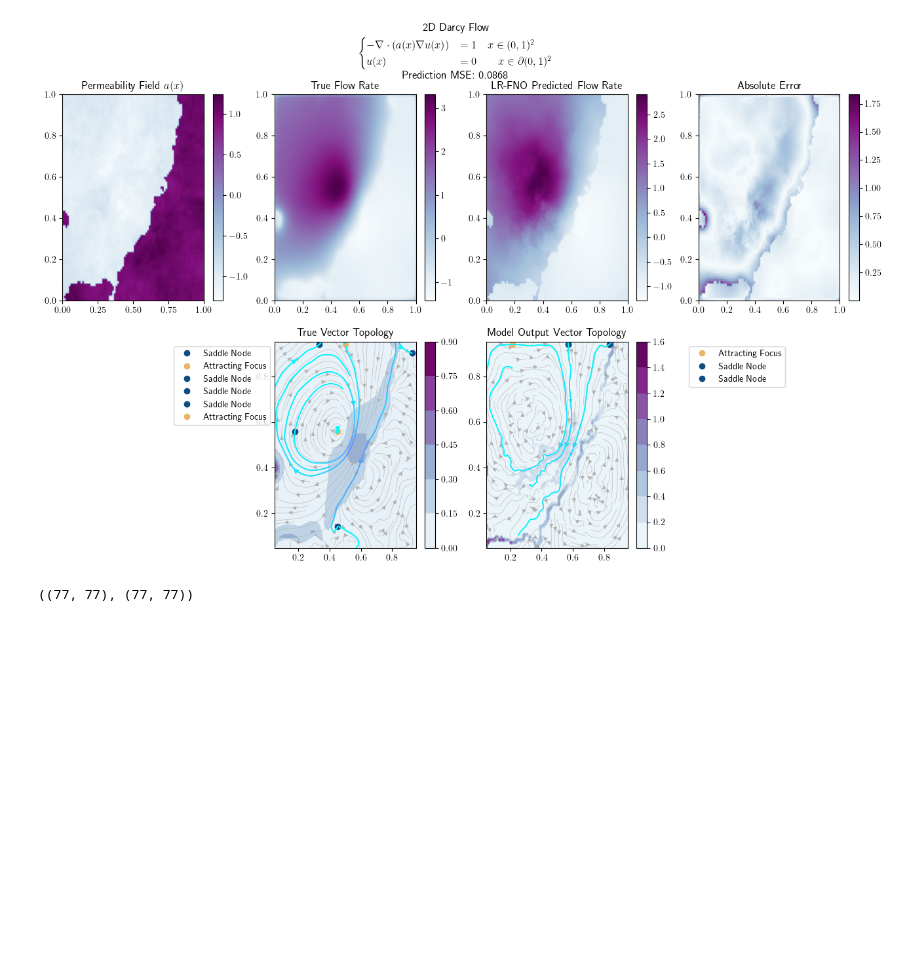
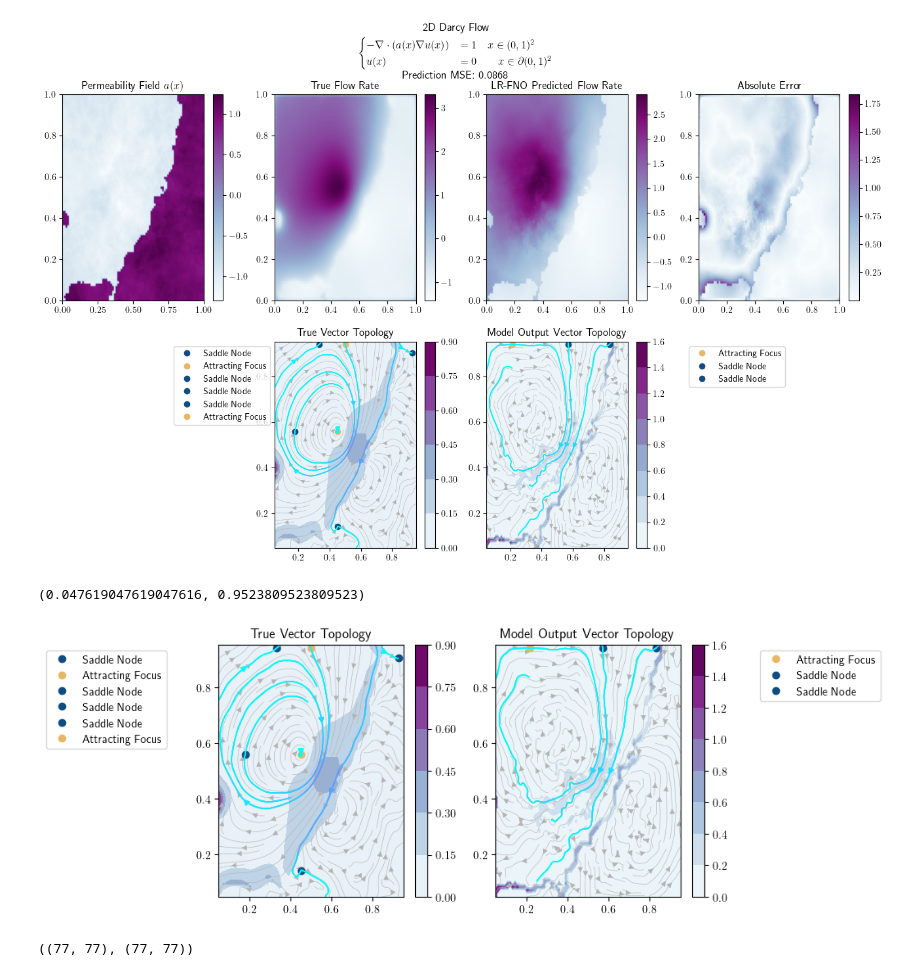
Before and after one commit to alizma/symmetry_learning, a Jupyter notebook: fno_classic/darcy_vectorfield.ipynb, the cells around one changed output. Cells and saved outputs as stored; diff of their text form; code cells hidden in the pictures; blank space fills up the shorter version.

```diff
--- a/fno_classic/darcy_vectorfield.ipynb
+++ b/fno_classic/darcy_vectorfield.ipynb
@@ -318,6 +318,35 @@ py.suptitle("2D Darcy Flow" + '\n' + r"$ \begin{cases}- \nabla \cdot (a(x) \nabl
 # %% [output]
 Text(0.5, 1.0, '2D Darcy Flow\n$ \\begin{cases}- \\nabla \\cdot (a(x) \\nabla u(x)) &= 1 \\quad x \\in (0, 1)^2 \\\\ u(x) &= 0 \\quad \\quad x \\in \\partial (0, 1)^2 \\end{cases}$\nPrediction MSE: 0. ...
 [figure]
+# %%
+
+py.figure(figsize=(8, 4))
+py.subplot(121)
+
+py.contourf(xdomain, ydomain, U, cmap='BuPu')
+# py.imshow(U, aspect='auto')
+# py.imshow(U)
+py.colorbar()
+
+py.streamplot(xdomain, ydomain, Ux, Uy,color = [.7, .7 , .7],density = 1.2, linewidth = 0.4)
+stream_lines(xdomain,ydomain,Ux,Uy,ind_adj, cmap='cool')
+py.legend(bbox_to_anchor=(-0.25, 1.),)
+py.title("True Vector Topology")
+
+py.subplot(122)
+py.contourf(xdomain, ydomain, Umodel, cmap='BuPu')
+# py.imshow(U, aspect='auto')
+# py.imshow(U)
+py.colorbar()
+
+py.streamplot(xdomain, ydomain, Ux_model , Uy_model ,color = [.7, .7 , .7],density = 1.2, linewidth = 0.4)
+stream_lines(xdomain,ydomain,Ux_model ,Uy_model ,ind_adj_model , cmap='cool')
+py.legend(bbox_to_anchor=(1.4, 1.),)
+py.title("Model Output Vector Topology")
+py.xlim(np.min(xdomain), np.max(xdomain))
+# %% [output]
+(0.047619047619047616, 0.9523809523809523)
+[figure, added]
 # %%
 Ux.shape, Ux_model.shape
 # %% [output]
```
Also changed, not shown: 1 other file.
